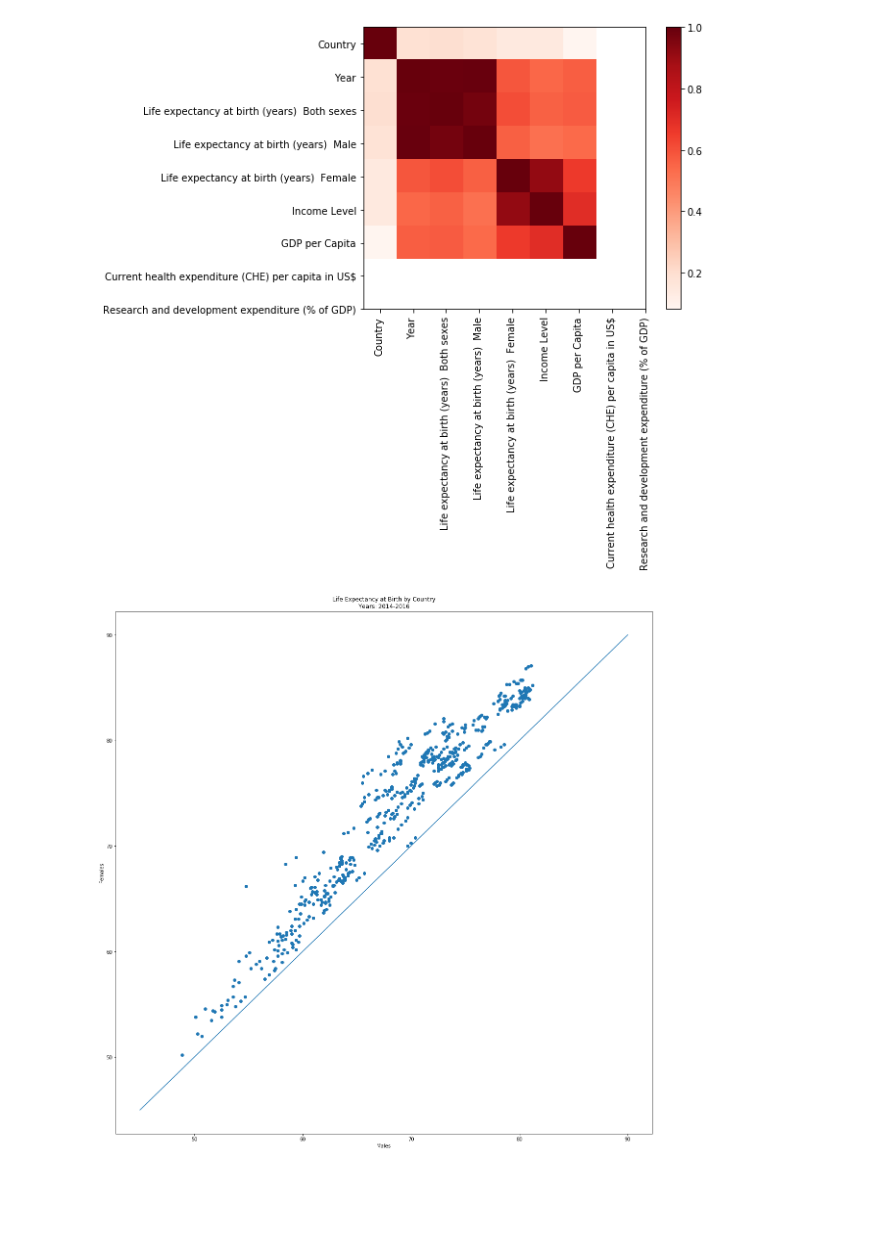
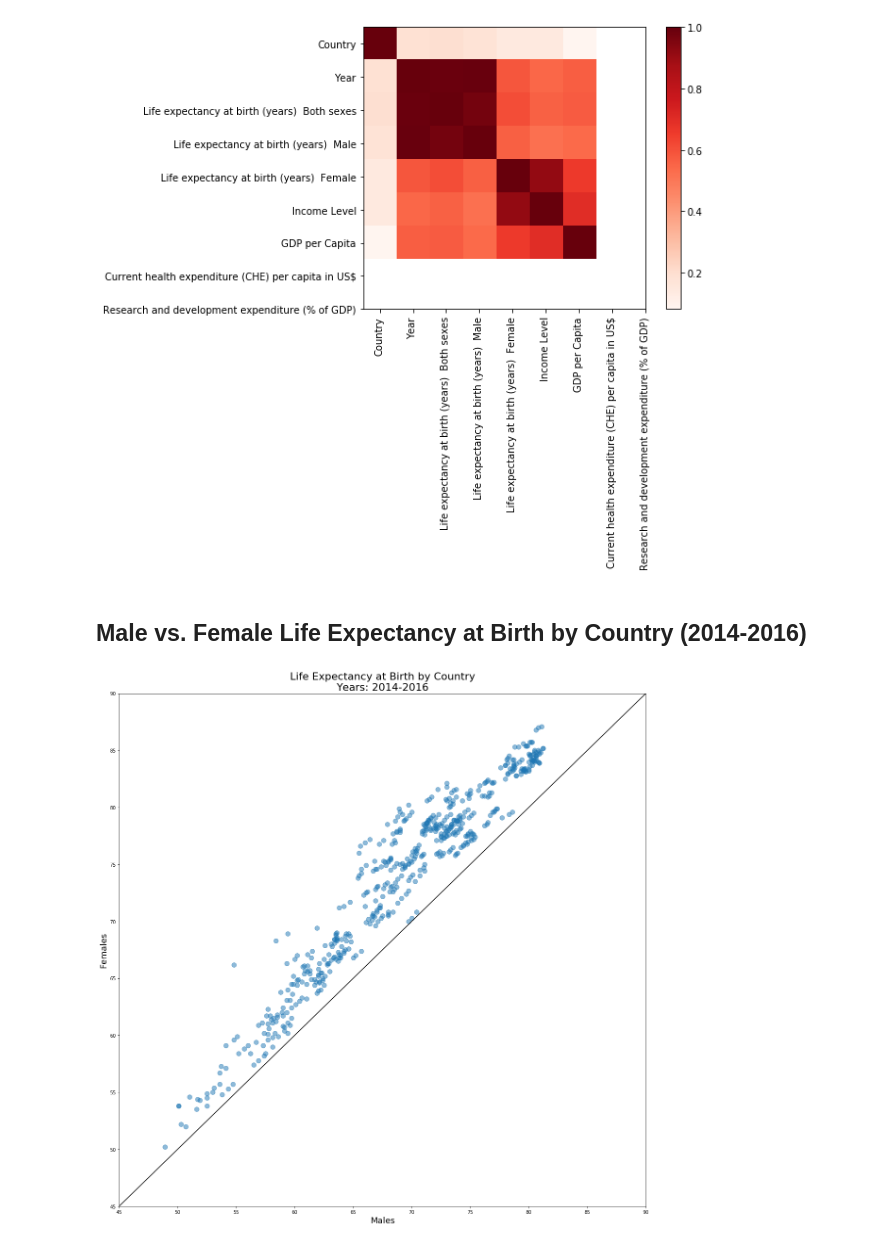
Before and after one commit to patrickFuerst/human_life_exp, a Jupyter notebook: Data_Visualizations(Anna).ipynb, the cells around one changed output. Saved outputs shown, nothing was run; the diff lists cells and outputs as text; code cells hidden in the pictures; blank space fills up the shorter version.

```diff
--- a/Data_Visualizations(Anna).ipynb
+++ b/Data_Visualizations(Anna).ipynb
@@ -58,18 +43,21 @@ plt.yticks(ticks, data.columns)
 plt.show()
 # %% [output]
 [figure]
+# %% [markdown]
+## Male vs. Female Life Expectancy at Birth by Country (2014-2016)
 # %%
 years = [2014, 2015, 2016]
-area = np.pi*3
+area = np.pi*30
 x = [45, 90]
 y = [45, 90]
 
 fig = plt.figure(figsize=(20,20))
-plt.scatter(data[data.Year.isin(years)].iloc[:,3], data[data.Year.isin(years)].iloc[:,4])
-plt.title('Life Expectancy at Birth by Country\nYears: 2014-2016')
-plt.xlabel('Males')
-plt.ylabel('Females')
-plt.plot(x,y)
+plt.scatter(data[data.Year.isin(years)].iloc[:,3], data[data.Year.isin(years)].iloc[:,4], s=area,  alpha=0.5)
+plt.axis([45, 90, 45, 90])
+plt.title('Life Expectancy at Birth by Country\nYears: 2014-2016', fontsize=22)
+plt.xlabel('Males', fontsize=18)
+plt.ylabel('Females', fontsize=18)
+plt.plot(x,y, color='black')
 plt.show()
 # %% [output]
-[figure, old version]
+[figure, new version]
```
Also changed, not shown: parts of 7 cells of this notebook.
